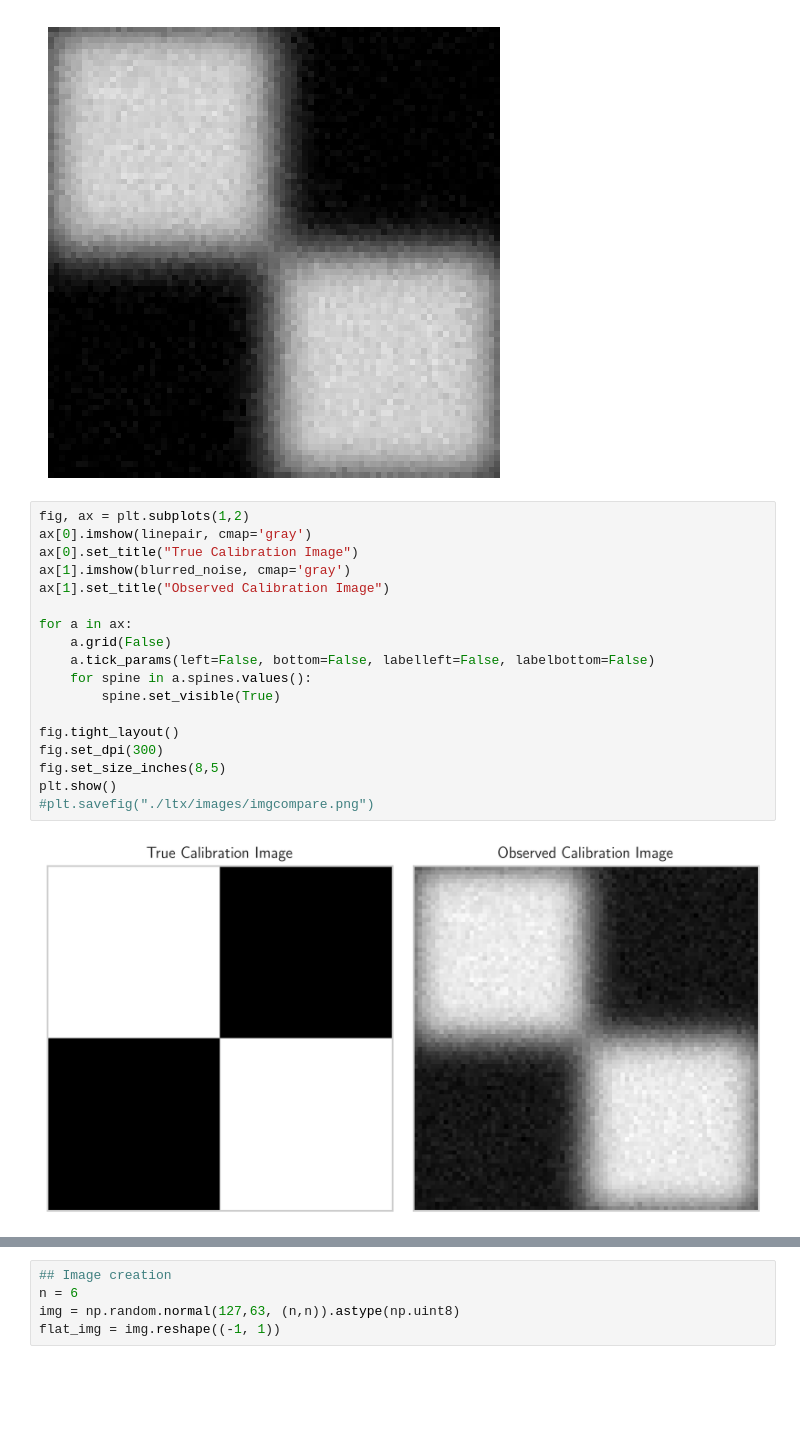
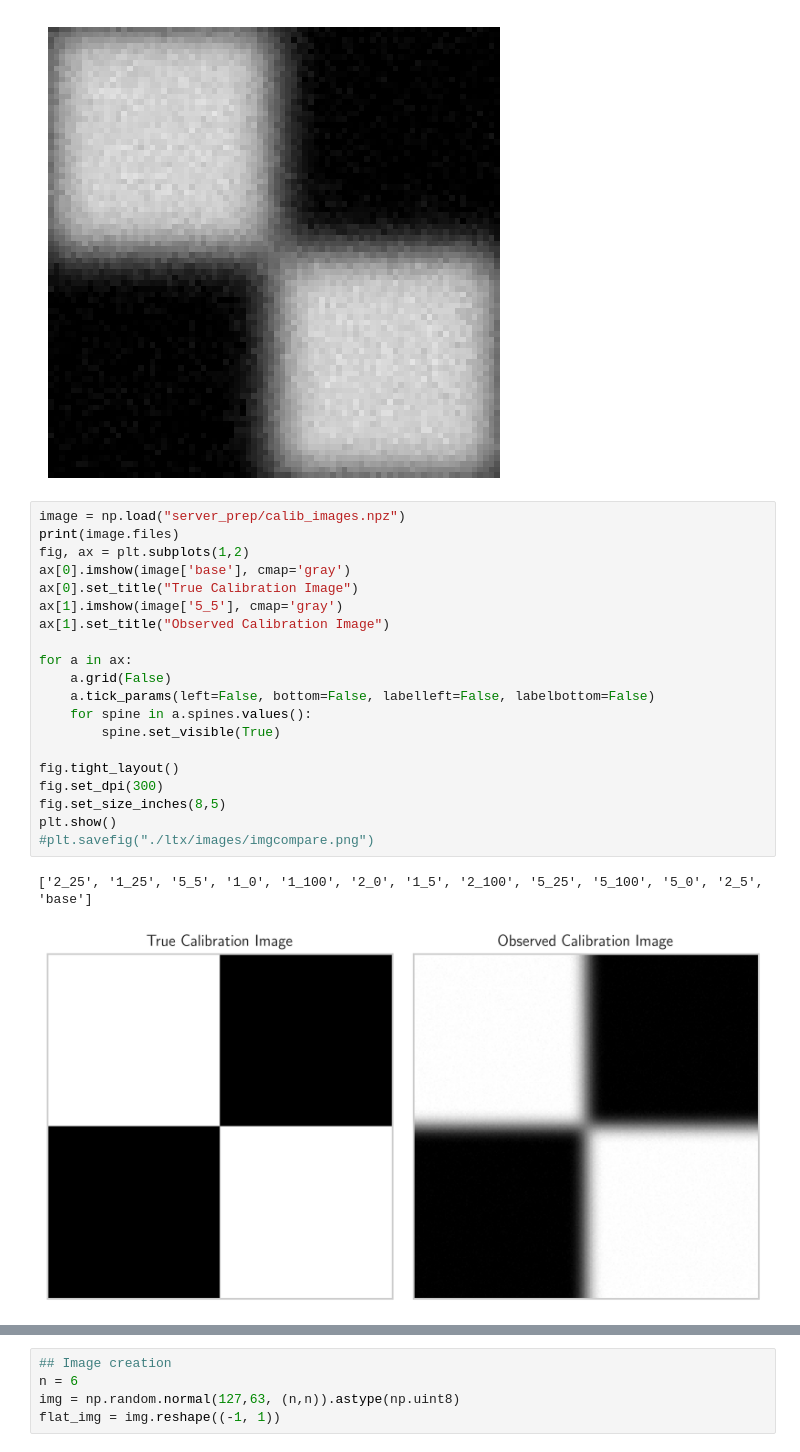
Before and after one commit to tpasfieldERAU/DeblurringViaRegularization, a Jupyter notebook: test.ipynb, the cells around one changed output, grey strips where cells are left out. Saved outputs shown, nothing was run; the diff lists cells and outputs as text; blank space fills up the shorter version.

```diff
--- a/test.ipynb
+++ b/test.ipynb
@@ -75,23 +75,26 @@ plt.tight_layout()
 # %% [output]
 [figure]
 # %%
+image = np.load("server_prep/calib_images.npz")
+print(image.files)
 fig, ax = plt.subplots(1,2)
-ax[0].imshow(linepair, cmap='gray')
+ax[0].imshow(image['base'], cmap='gray')
 ax[0].set_title("True Calibration Image")
-ax[1].imshow(blurred_noise, cmap='gray')
+ax[1].imshow(image['5_5'], cmap='gray')
 ax[1].set_title("Observed Calibration Image")
 
 for a in ax:
     a.grid(False)
     a.tick_params(left=False, bottom=False, labelleft=False, labelbottom=False)
     for spine in a.spines.values():
         spine.set_visible(True)
 
 fig.tight_layout()
 fig.set_dpi(300)
 fig.set_size_inches(8,5)
 plt.show()
 #plt.savefig("./ltx/images/imgcompare.png")
 # %% [output]
+['2_25', '1_25', '5_5', '1_0', '1_100', '2_0', '1_5', '2_100', '5_25', '5_100', '5_0', '2_5', 'base']
-[figure, old version]
+[figure, new version]
 # %%
```
Also changed, not shown: parts of 3 cells of this notebook, 45 other files.
